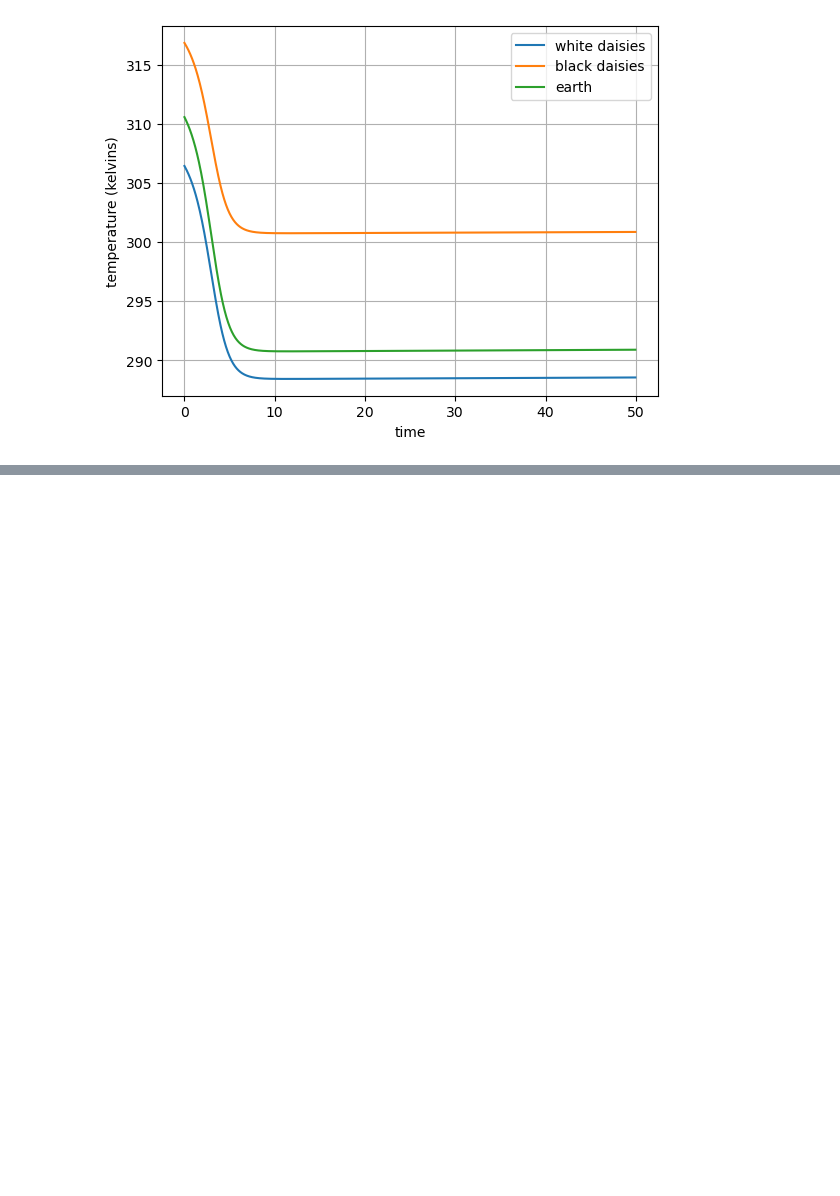
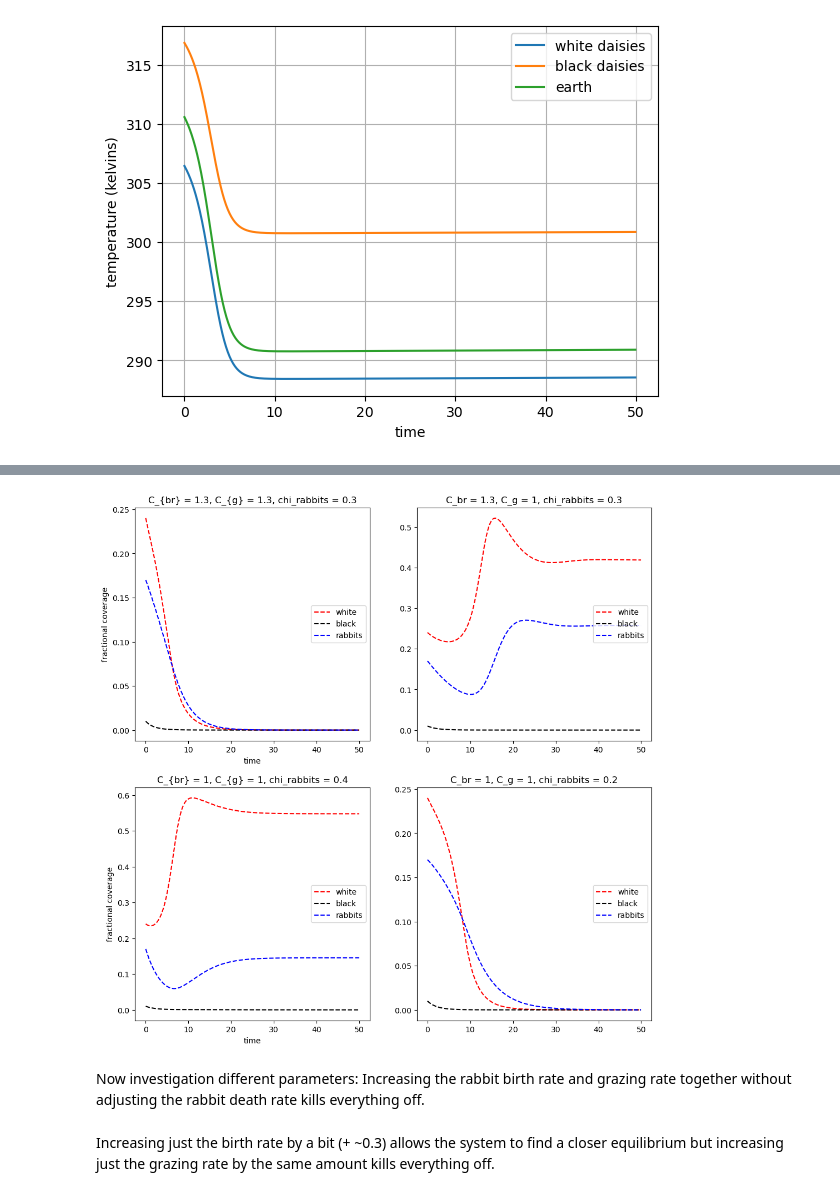
Before and after one commit to gwatts98/numeric_2024, a Jupyter notebook: notebooks/lab5/lab5-gwatts.ipynb, the cells around one changed output, grey strips where cells are left out. Saved outputs shown, nothing was run; the diff lists cells and outputs as text; code cells hidden in the pictures; blank space fills up the shorter version.

```diff
--- a/notebooks/lab5/lab5-gwatts.ipynb
+++ b/notebooks/lab5/lab5-gwatts.ipynb
@@ -381,0 +398,64 @@ out = theAx.legend(loc='center right')
+# %%
+theSolver = RabInteg54('initial-grace2.yaml')
+timevals, yvals, errorlist = theSolver.timeloop5fixed()
+daisies2 = pd.DataFrame(yvals, columns=['white', 'black', 'rabbits'])
+
+thefig, ((ax2,ax3),(ax4,ax5)) = plt.subplots(2, 2, figsize=(12,12))
+line4, = ax2.plot(timevals, daisies2['white'])
+line5, = ax2.plot(timevals, daisies2['black'])
+line6, = ax2.plot(timevals, daisies2['rabbits'])
+line4.set(linestyle='--', color='r', label='white')
+line5.set(linestyle='--', color='k', label='black')
+line6.set(linestyle='--', color='b', label='rabbits')
+ax2.set_xlabel('time')
+ax2.set_title('C_{br} = 1.3, C_{g} = 1.3, chi_rabbits = 0.3')
+ax2.set_ylabel('fractional coverage')
+out = ax2.legend(loc='center right')
+
+theSolver = RabInteg54('initial-grace3.yaml')
+timevals, yvals, errorlist = theSolver.timeloop5fixed()
+daisies3 = pd.DataFrame(yvals, columns=['white', 'black', 'rabbits'])
+
+line7, = ax3.plot(timevals, daisies3['white'])
+line8, = ax3.plot(timevals, daisies3['black'])
+line9, = ax3.plot(timevals, daisies3['rabbits'])
+line7.set(linestyle='--', color='r', label='white')
+line8.set(linestyle='--', color='k', label='black')
+line9.set(linestyle='--', color='b', label='rabbits')
+ax3.set_title('C_br = 1.3, C_g = 1, chi_rabbits = 0.3')
+out = ax3.legend(loc='center right')
+
+
+theSolver = RabInteg54('initial-grace4.yaml')
+timevals, yvals, errorlist = theSolver.timeloop5fixed()
+daisies4 = pd.DataFrame(yvals, columns=['white', 'black', 'rabbits'])
+
+line4, = ax4.plot(timevals, daisies4['white'])
+line5, = ax4.plot(timevals, daisies4['black'])
+line6, = ax4.plot(timevals, daisies4['rabbits'])
+line4.set(linestyle='--', color='r', label='white')
+line5.set(linestyle='--', color='k', label='black')
+line6.set(linestyle='--', color='b', label='rabbits')
+ax4.set_xlabel('time')
+ax4.set_title('C_{br} = 1, C_{g} = 1, chi_rabbits = 0.4')
+ax4.set_ylabel('fractional coverage')
+out = ax4.legend(loc='center right')
+
+theSolver = RabInteg54('initial-grace5.yaml')
+timevals, yvals, errorlist = theSolver.timeloop5fixed()
+daisies5 = pd.DataFrame(yvals, columns=['white', 'black', 'rabbits'])
+
+line7, = ax5.plot(timevals, daisies5['white'])
+line8, = ax5.plot(timevals, daisies5['black'])
+line9, = ax5.plot(timevals, daisies5['rabbits'])
+line7.set(linestyle='--', color='r', label='white')
+line8.set(linestyle='--', color='k', label='black')
+line9.set(linestyle='--', color='b', label='rabbits')
+ax5.set_title('C_br = 1, C_g = 1, chi_rabbits = 0.2')
+out = ax5.legend(loc='center right')
+# %% [output]
+[figure, added]
+# %% [markdown]
+Now investigation different parameters: Increasing the rabbit birth rate and grazing rate together without adjusting the rabbit death rate kills everything off.
+# %% [markdown]
+Increasing just the birth rate by a bit (+ ~0.3) allows the system to find a closer equilibrium but increasing just the grazing rate by the same amount kills everything off.
```
Also changed, not shown: parts of 24 cells of this notebook.
